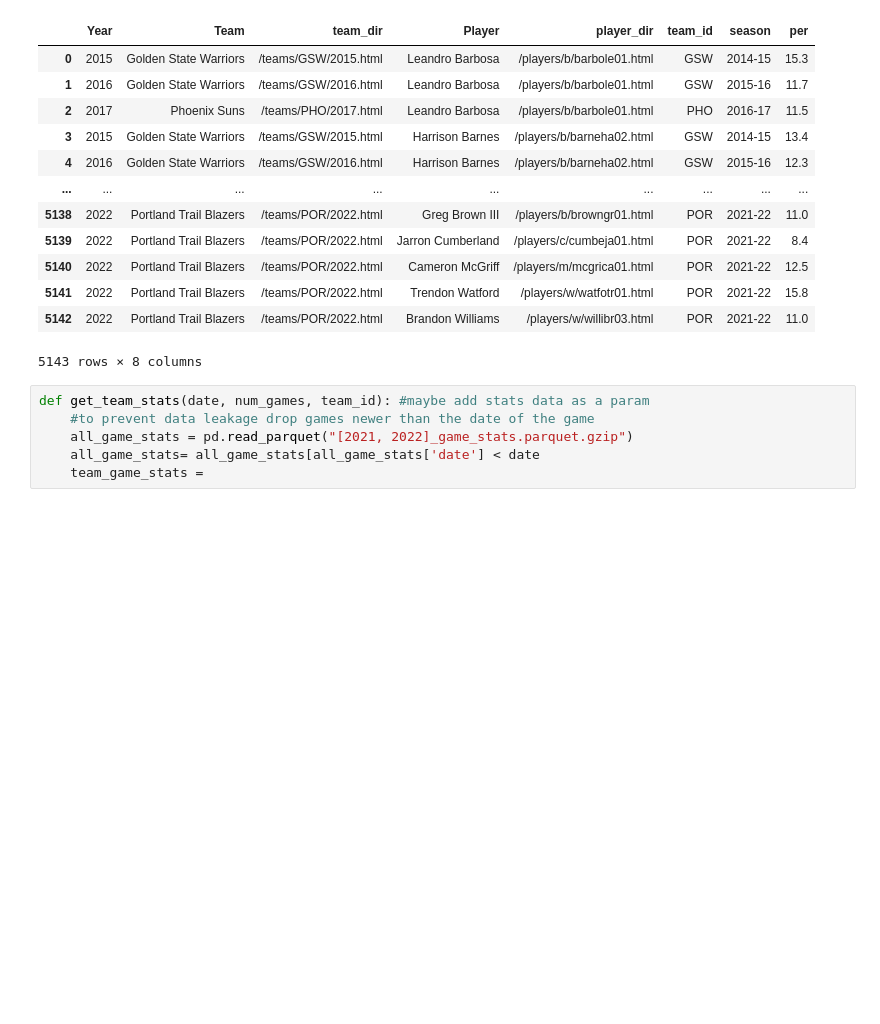
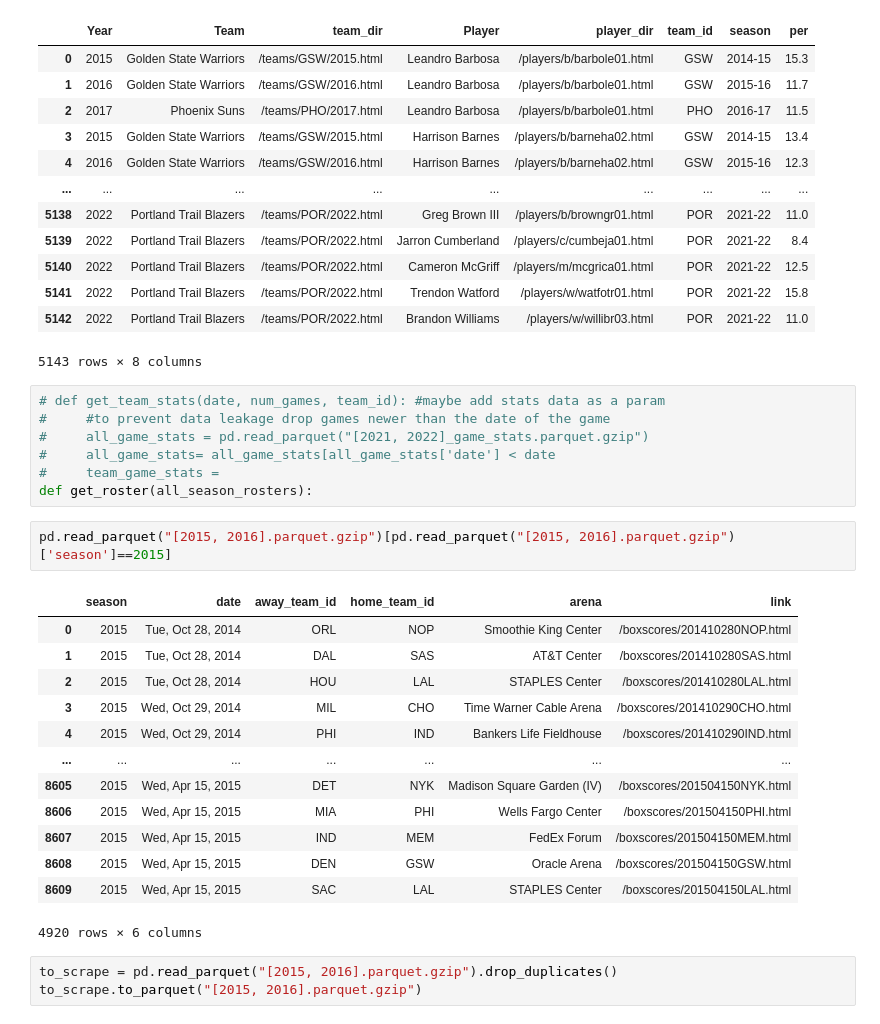
Before and after one commit to madamore-1/project-checkpoint-1-nba-prediction, a Jupyter notebook: dev/data merging.ipynb, the cells around one changed output. Drawn from its saved outputs; the diff is of its cells as text; blank space fills up the shorter version.

Commit message:
vol 1 data

```diff
--- a/dev/data merging.ipynb
+++ b/dev/data merging.ipynb
@@ -108,8 +108,28 @@ player_info_per = player_info_per['Year', 'Team', 'player_dir', 'team_id', 'per'
 | 5142 | 2022 | Portland Trail Blazers | /teams/POR/2022.html | Brandon Williams | /players/w/willibr03.html | POR | 2021-22 | 11.0 |
 5143 rows × 8 columns
 # %%
-def get_team_stats(date, num_games, team_id): #maybe add stats data as a param
-    #to prevent data leakage drop games newer than the date of the game
-    all_game_stats = pd.read_parquet("[2021, 2022]_game_stats.parquet.gzip")
-    all_game_stats= all_game_stats[all_game_stats['date'] < date
-    team_game_stats =
+# def get_team_stats(date, num_games, team_id): #maybe add stats data as a param
+#     #to prevent data leakage drop games newer than the date of the game
+#     all_game_stats = pd.read_parquet("[2021, 2022]_game_stats.parquet.gzip")
+#     all_game_stats= all_game_stats[all_game_stats['date'] < date
+#     team_game_stats =
+def get_roster(all_season_rosters):
+# %%
+pd.read_parquet("[2015, 2016].parquet.gzip")[pd.read_parquet("[2015, 2016].parquet.gzip")['season']==2015]
+# %% [output]
+|  | season | date | away_team_id | home_team_id | arena | link |
+| 0 | 2015 | Tue, Oct 28, 2014 | ORL | NOP | Smoothie King Center | /boxscores/201410280NOP.html |
+| 1 | 2015 | Tue, Oct 28, 2014 | DAL | SAS | AT&T Center | /boxscores/201410280SAS.html |
+| 2 | 2015 | Tue, Oct 28, 2014 | HOU | LAL | STAPLES Center | /boxscores/201410280LAL.html |
+| 3 | 2015 | Wed, Oct 29, 2014 | MIL | CHO | Time Warner Cable Arena | /boxscores/201410290CHO.html |
+| 4 | 2015 | Wed, Oct 29, 2014 | PHI | IND | Bankers Life Fieldhouse | /boxscores/201410290IND.html |
+| ... | ... | ... | ... | ... | ... | ... |
+| 8605 | 2015 | Wed, Apr 15, 2015 | DET | NYK | Madison Square Garden (IV) | /boxscores/201504150NYK.html |
+| 8606 | 2015 | Wed, Apr 15, 2015 | MIA | PHI | Wells Fargo Center | /boxscores/201504150PHI.html |
+| 8607 | 2015 | Wed, Apr 15, 2015 | IND | MEM | FedEx Forum | /boxscores/201504150MEM.html |
+| 8608 | 2015 | Wed, Apr 15, 2015 | DEN | GSW | Oracle Arena | /boxscores/201504150GSW.html |
+| 8609 | 2015 | Wed, Apr 15, 2015 | SAC | LAL | STAPLES Center | /boxscores/201504150LAL.html |
+4920 rows × 6 columns
+# %%
+to_scrape = pd.read_parquet("[2015, 2016].parquet.gzip").drop_duplicates()
+to_scrape.to_parquet("[2015, 2016].parquet.gzip")
```
Also changed, not shown: parts of 1 cell of this notebook, 3 other files.
